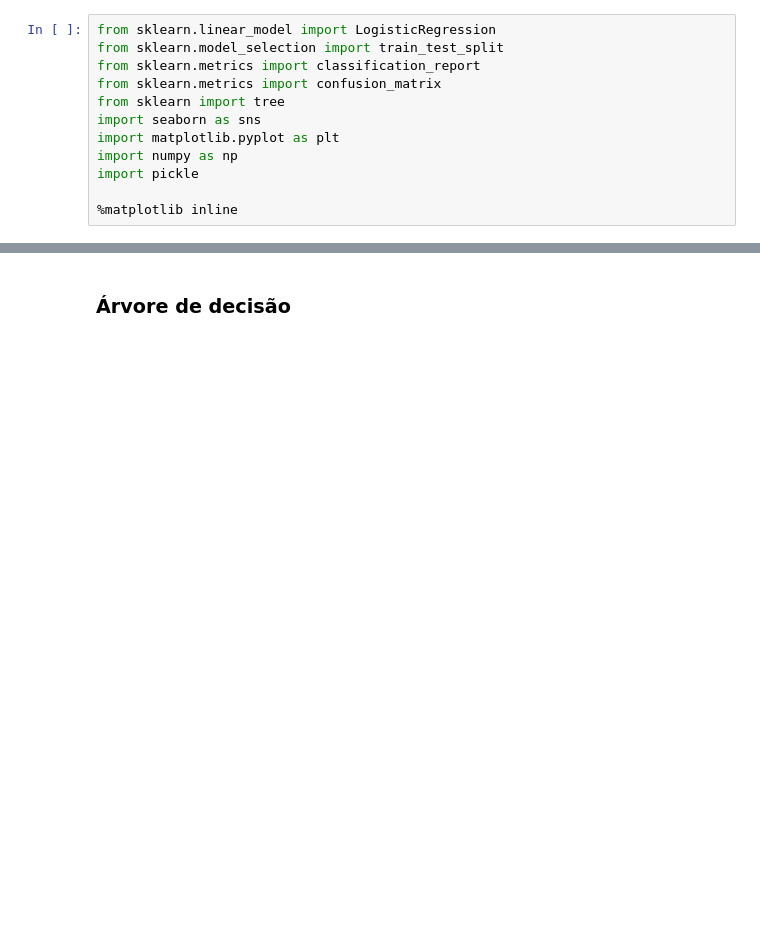
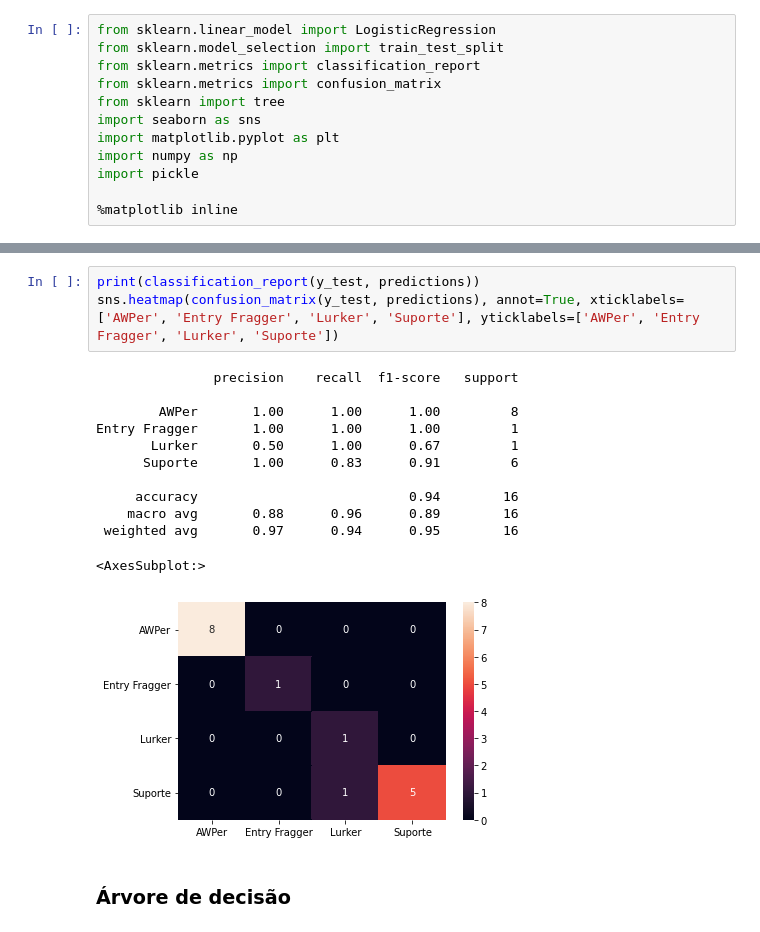
Before and after one commit to Murilobdo/DemoCSGO_API, a Jupyter notebook: Jupyter_Notebook/TCC_Notebook.ipynb, the cells around one changed output, grey strips where cells are left out. Drawn from its saved outputs; the diff is of its cells as text; blank space fills up the shorter version.

```diff
--- a/Jupyter_Notebook/TCC_Notebook.ipynb
+++ b/Jupyter_Notebook/TCC_Notebook.ipynb
@@ -182,3 +242,19 @@ sns.heatmap(confusion_matrix(y_test, predictions), annot=True)
+# %%
+print(classification_report(y_test, predictions))
+sns.heatmap(confusion_matrix(y_test, predictions), annot=True, xticklabels=['AWPer', 'Entry Fragger', 'Lurker', 'Suporte'], yticklabels=['AWPer', 'Entry Fragger', 'Lurker', 'Suporte'])
+# %% [output]
+               precision    recall  f1-score   support
+
+        AWPer       1.00      1.00      1.00         8
+Entry Fragger       1.00      1.00      1.00         1
+       Lurker       0.50      1.00      0.67         1
+      Suporte       1.00      0.83      0.91         6
+
+     accuracy                           0.94        16
+    macro avg       0.88      0.96      0.89        16
+ weighted avg       0.97      0.94      0.95        16
+<AxesSubplot:>
+[figure, added]
 # %% [markdown]
 ### Árvore de decisão
 # %%
```
Also changed, not shown: parts of 11 cells of this notebook, 6 other files.
